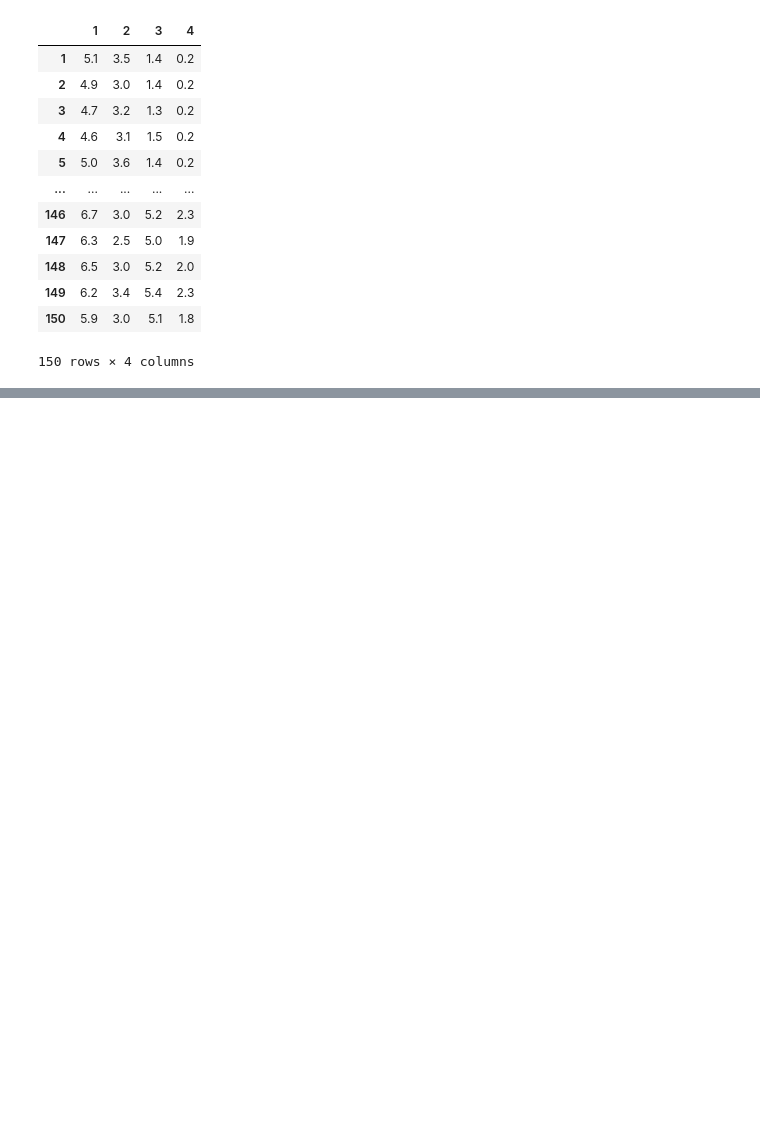
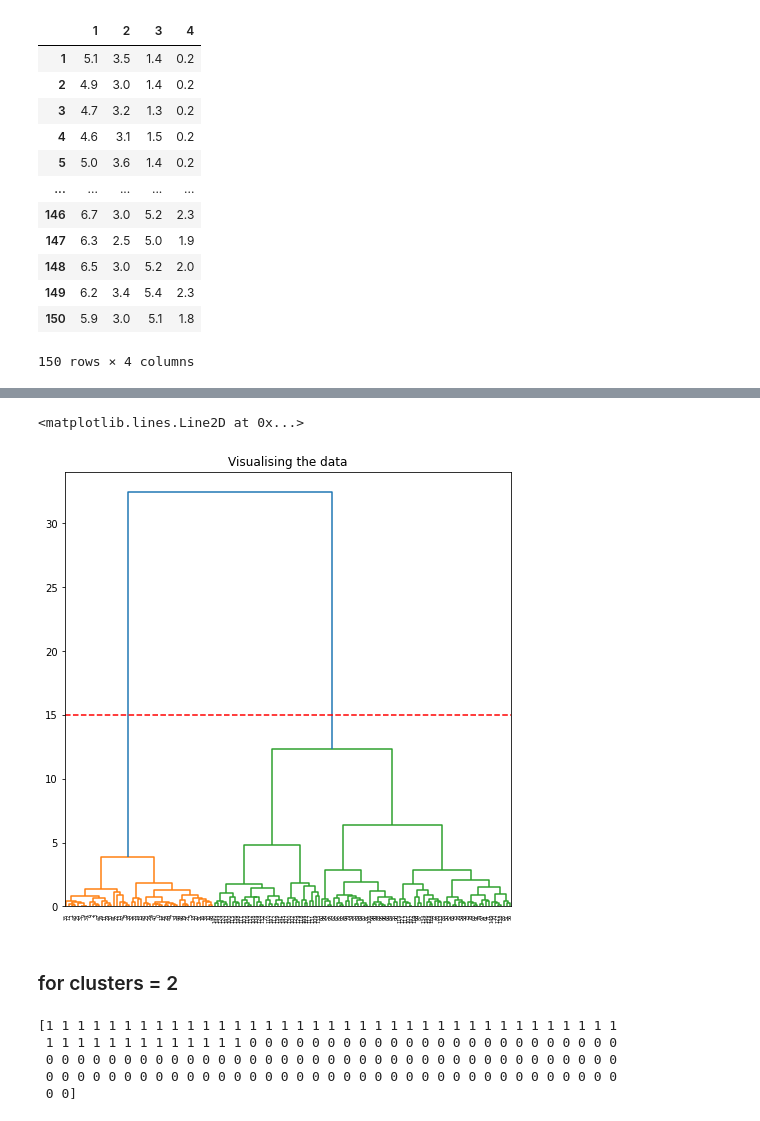
Before and after one commit to shikhar-anand/Clustering-Algorithms, a Jupyter notebook: Agglomerative Clustering.ipynb, the cells around one changed output, grey strips where cells are left out. Drawn from its saved outputs; the diff is of its cells as text; code cells hidden in the pictures; blank space fills up the shorter version.

Commit message:
Implementation of Agglomerative Clustering with different metrics

```diff
--- a/Agglomerative Clustering.ipynb
+++ b/Agglomerative Clustering.ipynb
@@ -122,0 +146,21 @@ y_df
+# %%
+plt.figure(figsize =(8, 8))
+plt.title('Visualising the data')
+Dendrogram = shc.dendrogram((shc.linkage(X_df, method ='ward')))
+plt.axhline(y=15, color='r', linestyle='--')
+# %% [output]
+<matplotlib.lines.Line2D at 0x...>
+[figure, added]
+# %% [markdown]
+### for clusters = 2
+# %%
+model = AgglomerativeClustering(n_clusters=2, affinity='euclidean', linkage='ward')
+model.fit(X_df)
+labels = model.labels_
+print(labels)
+# %% [output]
+[1 1 1 1 1 1 1 1 1 1 1 1 1 1 1 1 1 1 1 1 1 1 1 1 1 1 1 1 1 1 1 1 1 1 1 1 1
+ 1 1 1 1 1 1 1 1 1 1 1 1 1 0 0 0 0 0 0 0 0 0 0 0 0 0 0 0 0 0 0 0 0 0 0 0 0
+ 0 0 0 0 0 0 0 0 0 0 0 0 0 0 0 0 0 0 0 0 0 0 0 0 0 0 0 0 0 0 0 0 0 0 0 0 0
+ 0 0 0 0 0 0 0 0 0 0 0 0 0 0 0 0 0 0 0 0 0 0 0 0 0 0 0 0 0 0 0 0 0 0 0 0 0
+ 0 0]
```
Also changed, not shown: parts of 16 cells of this notebook.
